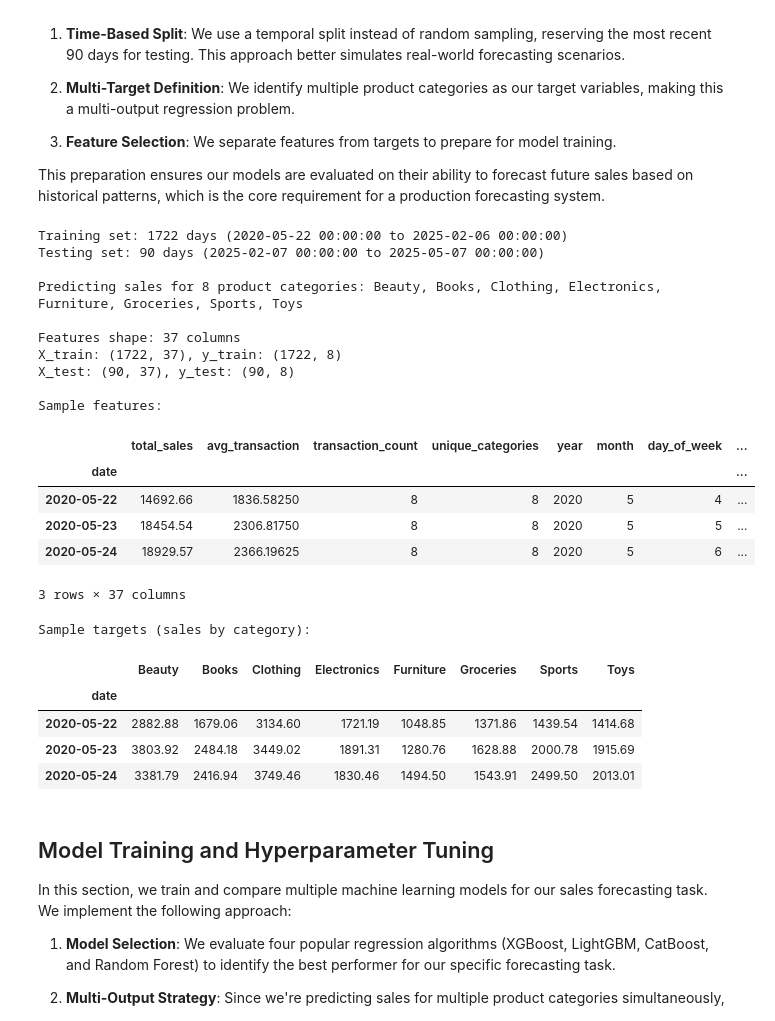
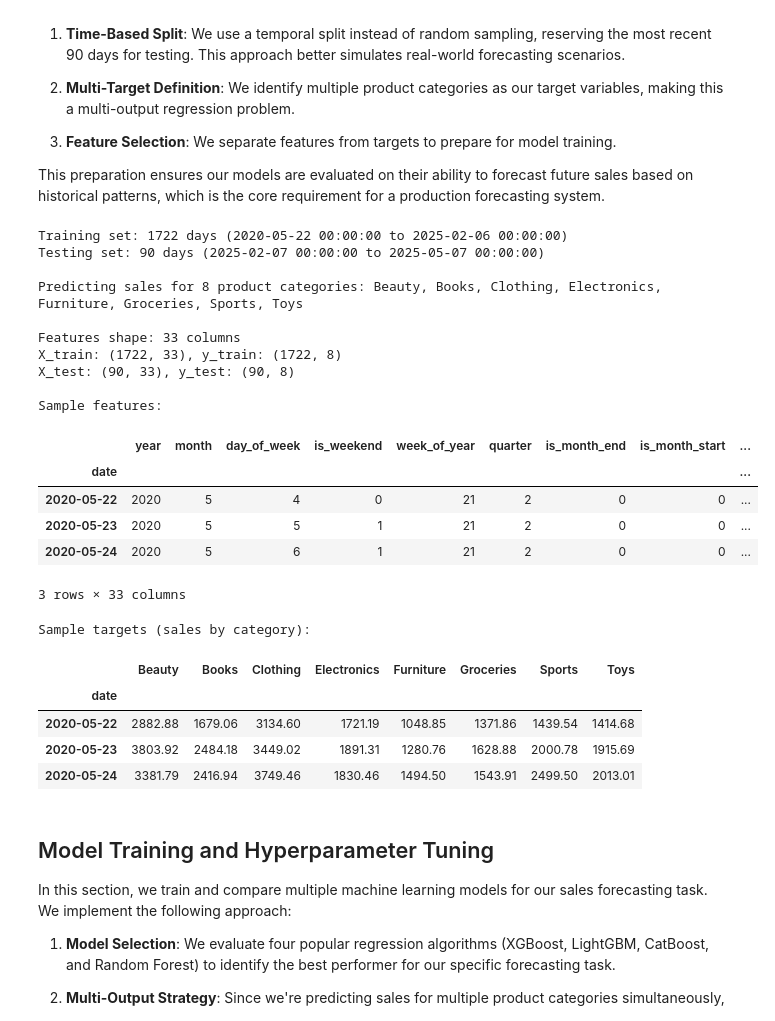
Before and after one commit to pandey-rakesh/quickbooks-forecast, a Jupyter notebook: notebooks/03_model_training.ipynb, the cells around one changed output. Saved outputs shown, nothing was run; the diff lists cells and outputs as text; code cells hidden in the pictures.

```diff
--- a/notebooks/03_model_training.ipynb
+++ b/notebooks/03_model_training.ipynb
@@ -83,45 +83,45 @@ test_df = features_df[features_df.index > split_date]
 
 print(f"Training set: {train_df.shape[0]} days ({train_df.index.min()} to {train_df.index.max()})")
 print(f"Testing set: {test_df.shape[0]} days ({test_df.index.min()} to {test_df.index.max()})")
 
 # Define target columns (all product categories)
 target_cols = ['Beauty', 'Books', 'Clothing', 'Electronics', 'Furniture', 'Groceries', 'Sports', 'Toys']
 print(f"\nPredicting sales for {len(target_cols)} product categories: {', '.join(target_cols)}")
 
 # Create feature and target datasets
 y_train = train_df[target_cols]
-y_test = test_df[target_cols]  # Fixed: was incorrectly using train_df
+y_test = test_df[target_cols]
 
 # Remove targets from feature inputs
-X_train = train_df.drop(columns=target_cols)
-X_test = test_df.drop(columns=target_cols)
+X_train = train_df.drop(columns=target_cols + ['total_sales', 'avg_transaction', 'transaction_count', 'unique_categories'])
+X_test = test_df.drop(columns=target_cols + ['total_sales', 'avg_transaction', 'transaction_count', 'unique_categories'])
 
 print(f"\nFeatures shape: {X_train.shape[1]} columns")
 print(f"X_train: {X_train.shape}, y_train: {y_train.shape}")
 print(f"X_test: {X_test.shape}, y_test: {y_test.shape}")
 
 # Display sample of features and targets
 print("\nSample features:")
 display(X_train.head(3))
 print("\nSample targets (sales by category):")
 display(y_train.head(3))
 # %% [output]
 Training set: 1722 days (2020-05-22 00:00:00 to 2025-02-06 00:00:00)
 Testing set: 90 days (2025-02-07 00:00:00 to 2025-05-07 00:00:00)
 
 Predicting sales for 8 product categories: Beauty, Books, Clothing, Electronics, Furniture, Groceries, Sports, Toys
 
-Features shape: 37 columns
-X_train: (1722, 37), y_train: (1722, 8)
-X_test: (90, 37), y_test: (90, 8)
+Features shape: 33 columns
+X_train: (1722, 33), y_train: (1722, 8)
+X_test: (90, 33), y_test: (90, 8)
 
 Sample features:
-|  | total_sales | avg_transaction | transaction_count | unique_categories | year | month | day_of_week | ... |
-| date |  |  |  |  |  |  |  | ... |
-| 2020-05-22 | 14692.66 | 1836.58250 | 8 | 8 | 2020 | 5 | 4 | ... |
-| 2020-05-23 | 18454.54 | 2306.81750 | 8 | 8 | 2020 | 5 | 5 | ... |
-| 2020-05-24 | 18929.57 | 2366.19625 | 8 | 8 | 2020 | 5 | 6 | ... |
+|  | year | month | day_of_week | is_weekend | week_of_year | quarter | is_month_end | is_month_start | ... |
+| date |  |  |  |  |  |  |  |  | ... |
+| 2020-05-22 | 2020 | 5 | 4 | 0 | 21 | 2 | 0 | 0 | ... |
+| 2020-05-23 | 2020 | 5 | 5 | 1 | 21 | 2 | 0 | 0 | ... |
+| 2020-05-24 | 2020 | 5 | 6 | 1 | 21 | 2 | 0 | 0 | ... |
-3 rows × 37 columns
+3 rows × 33 columns
 Sample targets (sales by category):
 |  | Beauty | Books | Clothing | Electronics | Furniture | Groceries | Sports | Toys |
 | date |  |  |  |  |  |  |  |  |
```
Also changed, not shown: parts of 4 cells of this notebook, 24 other files.
